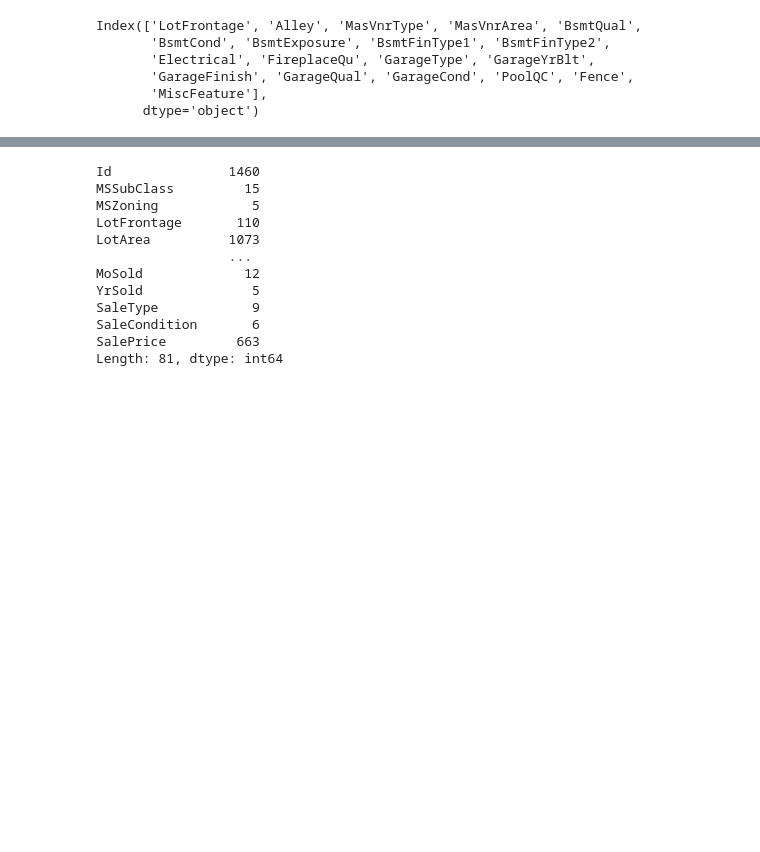
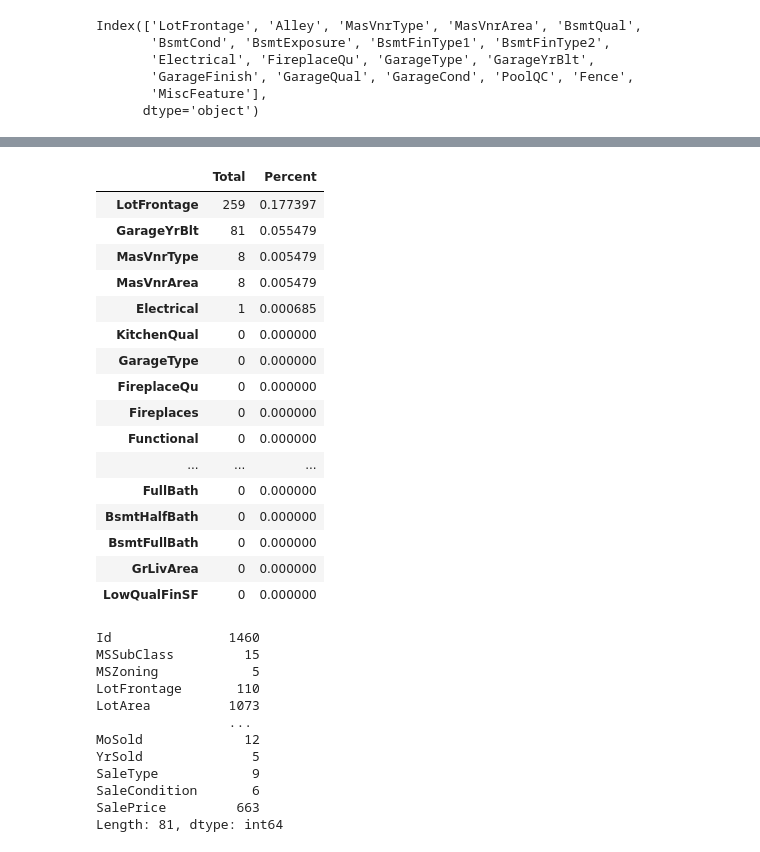
Before and after one commit to uraninjo/KaggleCompetitions, a Jupyter notebook: KaggleHouse/max_score_6.49849.ipynb, the cells around one changed output, grey strips where cells are left out. Cells and saved outputs as stored; diff of their text form; code cells hidden in the pictures; blank space fills up the shorter version.

```diff
--- a/KaggleHouse/max_score_6.49849.ipynb
+++ b/KaggleHouse/max_score_6.49849.ipynb
@@ -66,3 +85,32 @@ Index(['LotFrontage', 'Alley', 'MasVnrType', 'MasVnrArea', 'BsmtQual',
+# %%
+na=['PoolQC','Alley','BsmtQual','BsmtCond','BsmtExposure','BsmtFinType1','BsmtFinType2','FireplaceQu','GarageType','GarageFinish',
+'GarageQual','GarageCond','Fence','MiscFeature']
+for i in na:
+    df[i].replace(np.nan,'None',inplace=True)
+    df_test[i].replace(np.nan,'None',inplace=True)
+# %%
+total = df.isnull().sum().sort_values(ascending=False)
+percent = (df.isnull().sum()/df.isnull().count()).sort_values(ascending=False)
+missing_data = pd.concat([total, percent], axis=1, keys=['Total', 'Percent'])
+missing_data.head(20)
+# %% [output]
+|  | Total | Percent |
+| LotFrontage | 259 | 0.177397 |
+| GarageYrBlt | 81 | 0.055479 |
+| MasVnrType | 8 | 0.005479 |
+| MasVnrArea | 8 | 0.005479 |
+| Electrical | 1 | 0.000685 |
+| KitchenQual | 0 | 0.000000 |
+| GarageType | 0 | 0.000000 |
+| FireplaceQu | 0 | 0.000000 |
+| Fireplaces | 0 | 0.000000 |
+| Functional | 0 | 0.000000 |
+| ... | ... | ... |
+| FullBath | 0 | 0.000000 |
+| BsmtHalfBath | 0 | 0.000000 |
+| BsmtFullBath | 0 | 0.000000 |
+| GrLivArea | 0 | 0.000000 |
+| LowQualFinSF | 0 | 0.000000 |
 # %%
 df.nunique()
 # %% [output]
```
Also changed, not shown: parts of 20 cells of this notebook, 3 other files.
